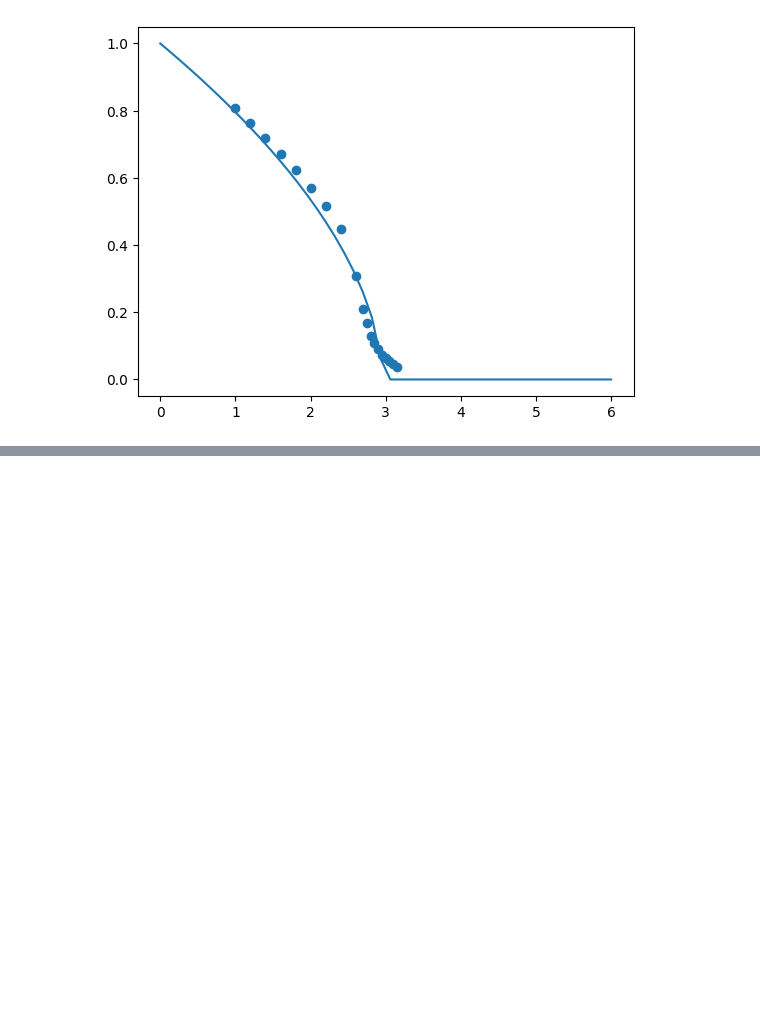
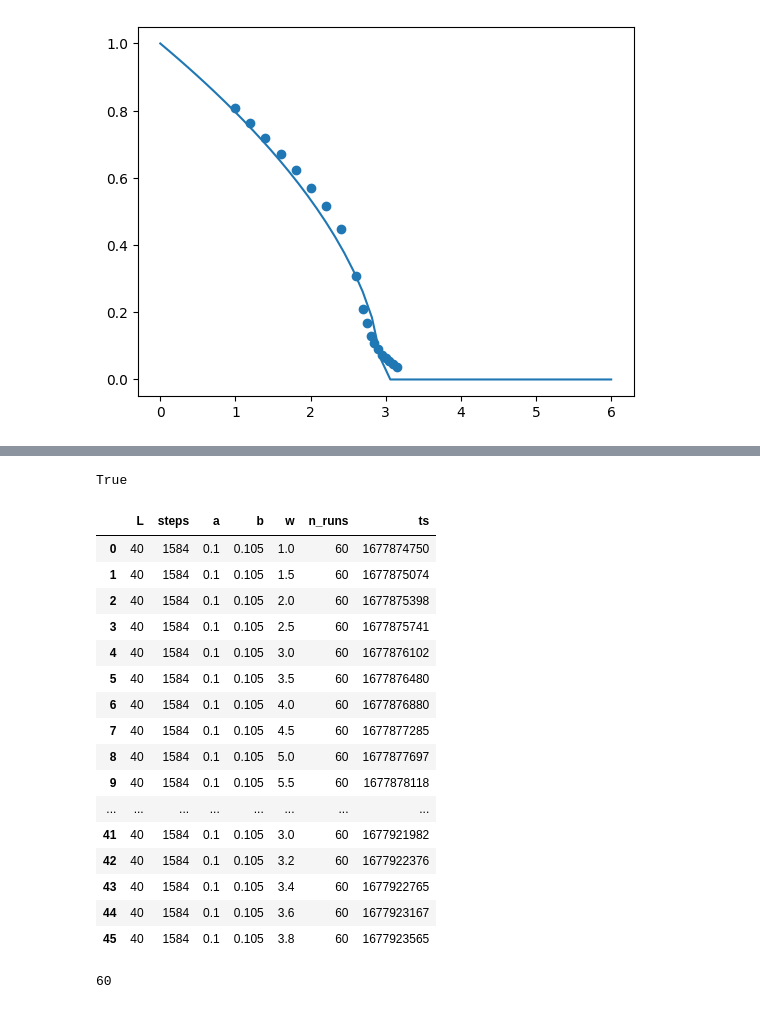
Before and after one commit to tsgaurav/Ising_RSRG, a Jupyter notebook: output/Distribution_Analysis.ipynb, the cells around one changed output, grey strips where cells are left out. Drawn from its saved outputs; the diff is of its cells as text; code cells hidden in the pictures; blank space fills up the shorter version.

```diff
--- a/output/Distribution_Analysis.ipynb
+++ b/output/Distribution_Analysis.ipynb
@@ -428,0 +468,28 @@ l2 = ax2.scatter(a_vals, p_perc_clust, c=c_list, marker='*')
+# %%
+check_percolation(clust_dict, L)
+# %% [output]
+True
+# %%
+fixed_log_slice
+# %% [output]
+|  | L | steps | a | b | w | n_runs | ts |
+| 0 | 40 | 1584 | 0.1 | 0.105 | 1.0 | 60 | 1677874750 |
+| 1 | 40 | 1584 | 0.1 | 0.105 | 1.5 | 60 | 1677875074 |
+| 2 | 40 | 1584 | 0.1 | 0.105 | 2.0 | 60 | 1677875398 |
+| 3 | 40 | 1584 | 0.1 | 0.105 | 2.5 | 60 | 1677875741 |
+| 4 | 40 | 1584 | 0.1 | 0.105 | 3.0 | 60 | 1677876102 |
+| 5 | 40 | 1584 | 0.1 | 0.105 | 3.5 | 60 | 1677876480 |
+| 6 | 40 | 1584 | 0.1 | 0.105 | 4.0 | 60 | 1677876880 |
+| 7 | 40 | 1584 | 0.1 | 0.105 | 4.5 | 60 | 1677877285 |
+| 8 | 40 | 1584 | 0.1 | 0.105 | 5.0 | 60 | 1677877697 |
+| 9 | 40 | 1584 | 0.1 | 0.105 | 5.5 | 60 | 1677878118 |
+| ... | ... | ... | ... | ... | ... | ... | ... |
+| 41 | 40 | 1584 | 0.1 | 0.105 | 3.0 | 60 | 1677921982 |
+| 42 | 40 | 1584 | 0.1 | 0.105 | 3.2 | 60 | 1677922376 |
+| 43 | 40 | 1584 | 0.1 | 0.105 | 3.4 | 60 | 1677922765 |
+| 44 | 40 | 1584 | 0.1 | 0.105 | 3.6 | 60 | 1677923167 |
+| 45 | 40 | 1584 | 0.1 | 0.105 | 3.8 | 60 | 1677923565 |
+# %%
+fixed_log_slice['n_runs'][0]
+# %% [output]
+60
```
Also changed, not shown: parts of 2 cells of this notebook, 1 other file.
